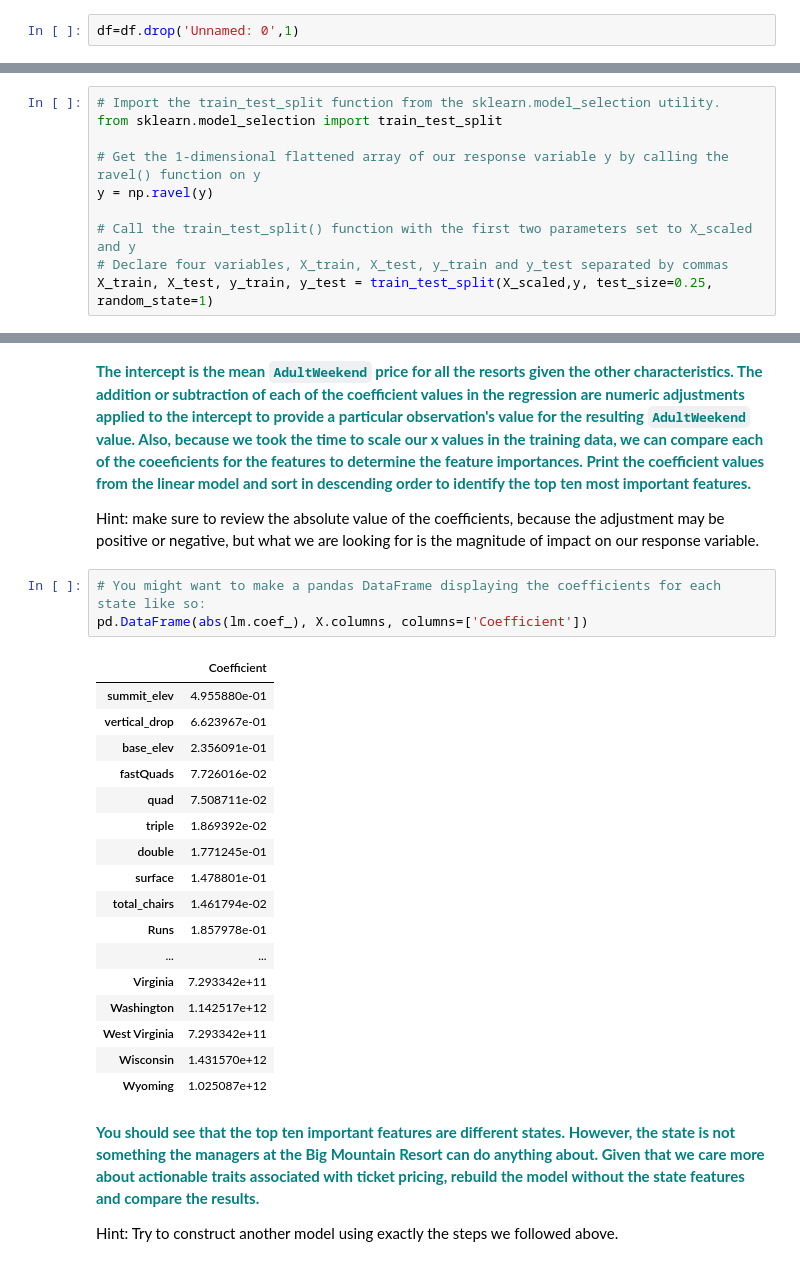
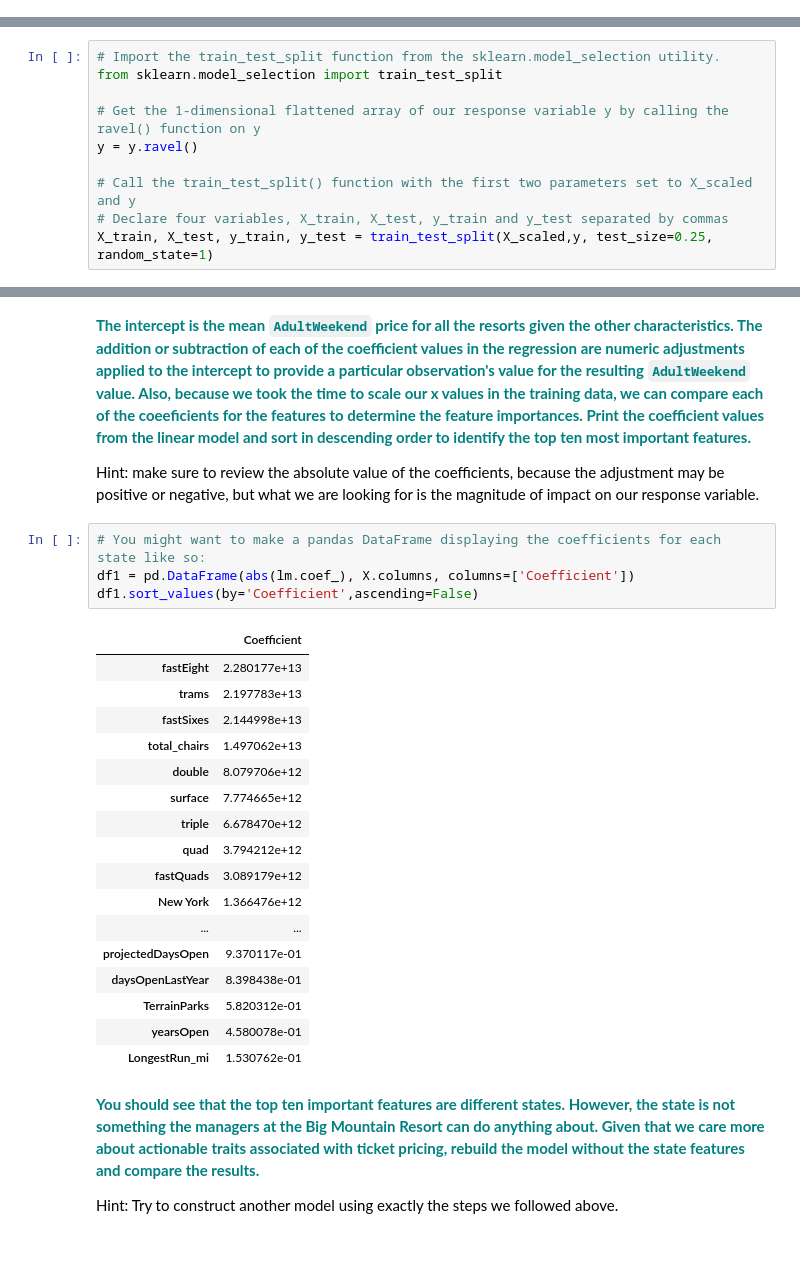
Before and after one commit to umamohantm/Guided-Capstone-, a Jupyter notebook: Notebook_stepfourandfive.ipynb.ipynb, the cells around one changed output, grey strips where cells are left out. Drawn from its saved outputs; the diff is of its cells as text.

```diff
--- a/Notebook_stepfourandfive.ipynb.ipynb
+++ b/Notebook_stepfourandfive.ipynb.ipynb
@@ -43,8 +43,6 @@ from sklearn.cluster import KMeans
 **<font color='teal'>  Load the csv file you created in step 3, remember it should be saved inside your data subfolder and print the first five rows.</font>**
 # %%
 df=pd.read_csv('step3_output.csv')
-# %%
-df=df.drop('Unnamed: 0',1)
 # %%
 df.head()
 # %% [output]
@@ -113,7 +118,7 @@ X_scaled=scaler.transform(X)
 from sklearn.model_selection import train_test_split
 
 # Get the 1-dimensional flattened array of our response variable y by calling the ravel() function on y
-y = np.ravel(y)
+y = y.ravel()
 
 # Call the train_test_split() function with the first two parameters set to X_scaled and y
 # Declare four variables, X_train, X_test, y_train and y_test separated by commas
@@ -215,25 +201,26 @@ lm.intercept_
 Hint: make sure to review the absolute value of the coefficients, because the adjustment may be positive or negative, but what we are looking for is the magnitude of impact on our response variable.
 # %%
 # You might want to make a pandas DataFrame displaying the coefficients for each state like so:
-pd.DataFrame(abs(lm.coef_), X.columns, columns=['Coefficient'])
+df1 = pd.DataFrame(abs(lm.coef_), X.columns, columns=['Coefficient'])
+df1.sort_values(by='Coefficient',ascending=False)
 # %% [output]
 |  | Coefficient |
-| summit_elev | 4.955880e-01 |
-| vertical_drop | 6.623967e-01 |
-| base_elev | 2.356091e-01 |
-| fastQuads | 7.726016e-02 |
-| quad | 7.508711e-02 |
-| triple | 1.869392e-02 |
-| double | 1.771245e-01 |
-| surface | 1.478801e-01 |
-| total_chairs | 1.461794e-02 |
-| Runs | 1.857978e-01 |
+| fastEight | 2.280177e+13 |
+| trams | 2.197783e+13 |
+| fastSixes | 2.144998e+13 |
+| total_chairs | 1.497062e+13 |
+| double | 8.079706e+12 |
+| surface | 7.774665e+12 |
+| triple | 6.678470e+12 |
+| quad | 3.794212e+12 |
+| fastQuads | 3.089179e+12 |
+| New York | 1.366476e+12 |
 | ... | ... |
-| Virginia | 7.293342e+11 |
-| Washington | 1.142517e+12 |
-| West Virginia | 7.293342e+11 |
-| Wisconsin | 1.431570e+12 |
-| Wyoming | 1.025087e+12 |
+| projectedDaysOpen | 9.370117e-01 |
+| daysOpenLastYear | 8.398438e-01 |
+| TerrainParks | 5.820312e-01 |
+| yearsOpen | 4.580078e-01 |
+| LongestRun_mi | 1.530762e-01 |
 # %% [markdown]
 **<font color='teal'>You should see that the top ten important features are different states. However, the state is not something the managers at the Big Mountain Resort can do anything about. Given that we care more about actionable traits associated with ticket pricing, rebuild the model without the state features and compare the results. </font>**
 
```
Also changed, not shown: parts of 31 cells of this notebook.
